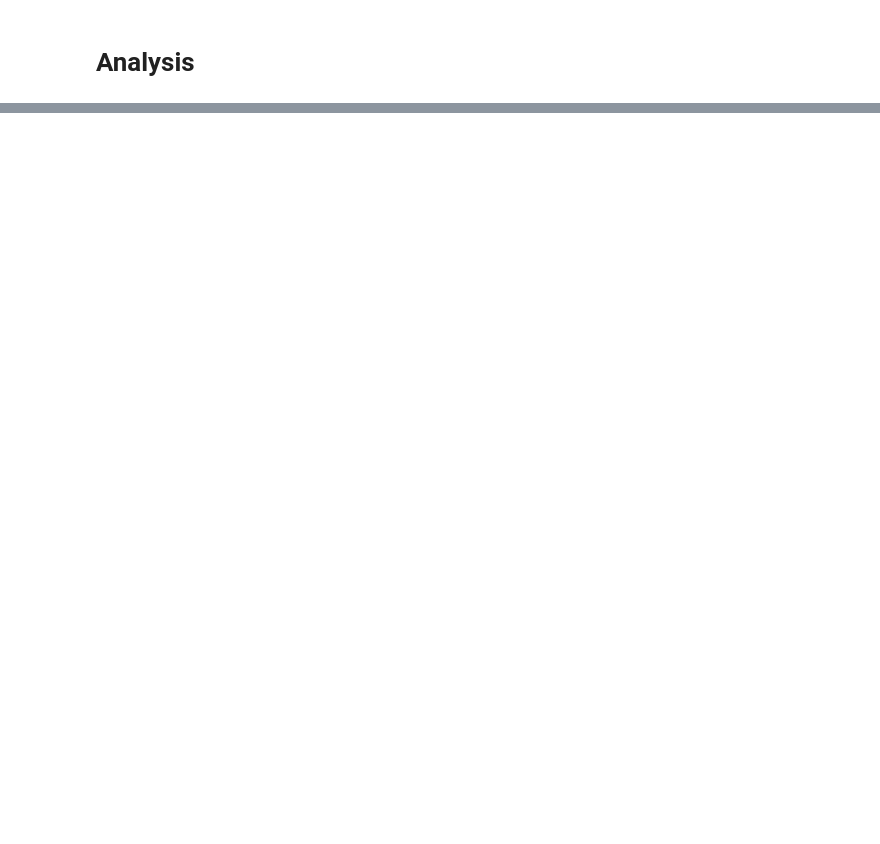
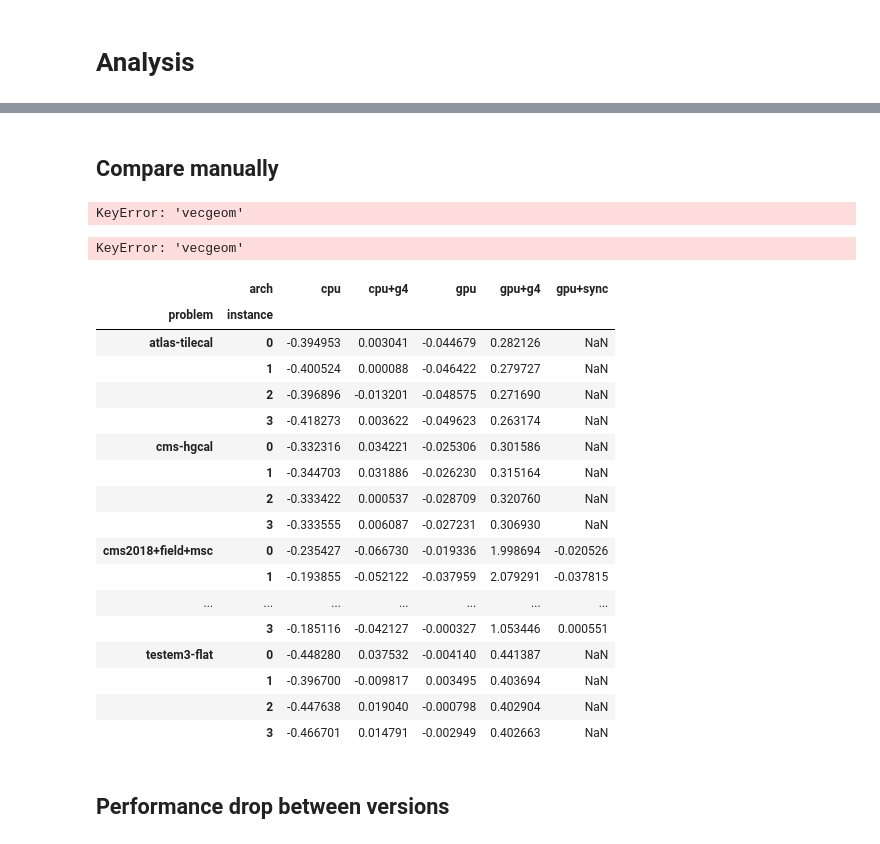
Before and after one commit to celeritas-project/regression, a Jupyter notebook: analysis.ipynb, the cells around one changed output, grey strips where cells are left out. Saved outputs shown, nothing was run; the diff lists cells and outputs as text; code cells hidden in the pictures; blank space fills up the shorter version.

```diff
--- a/analysis.ipynb
+++ b/analysis.ipynb
@@ -217,0 +91,33 @@ plt.close()
+# %% [markdown]
+## Compare manually
+# %%
+new_throughput = new.result['avg_event_per_time'].xs('vecgeom', level='geo').unstack('arch')
+# %% [output]
+KeyError: 'vecgeom'
+# %%
+old_throughput = old.result['avg_event_per_time'].xs('vecgeom', level='geo').unstack('arch')
+# %% [output]
+KeyError: 'vecgeom'
+# %%
+new_throughput / old_throughput - 1
+# %% [output]
+|  | arch | cpu | cpu+g4 | gpu | gpu+g4 | gpu+sync |
+| problem | instance |  |  |  |  |  |
+| atlas-tilecal | 0 | -0.394953 | 0.003041 | -0.044679 | 0.282126 | NaN |
+|  | 1 | -0.400524 | 0.000088 | -0.046422 | 0.279727 | NaN |
+|  | 2 | -0.396896 | -0.013201 | -0.048575 | 0.271690 | NaN |
+|  | 3 | -0.418273 | 0.003622 | -0.049623 | 0.263174 | NaN |
+| cms-hgcal | 0 | -0.332316 | 0.034221 | -0.025306 | 0.301586 | NaN |
+|  | 1 | -0.344703 | 0.031886 | -0.026230 | 0.315164 | NaN |
+|  | 2 | -0.333422 | 0.000537 | -0.028709 | 0.320760 | NaN |
+|  | 3 | -0.333555 | 0.006087 | -0.027231 | 0.306930 | NaN |
+| cms2018+field+msc | 0 | -0.235427 | -0.066730 | -0.019336 | 1.998694 | -0.020526 |
+|  | 1 | -0.193855 | -0.052122 | -0.037959 | 2.079291 | -0.037815 |
+| ... | ... | ... | ... | ... | ... | ... |
+|  | 3 | -0.185116 | -0.042127 | -0.000327 | 1.053446 | 0.000551 |
+| testem3-flat | 0 | -0.448280 | 0.037532 | -0.004140 | 0.441387 | NaN |
+|  | 1 | -0.396700 | -0.009817 | 0.003495 | 0.403694 | NaN |
+|  | 2 | -0.447638 | 0.019040 | -0.000798 | 0.402904 | NaN |
+|  | 3 | -0.466701 | 0.014791 | -0.002949 | 0.402663 | NaN |
+# %% [markdown]
+## Performance drop between versions
```
Also changed, not shown: parts of 33 cells of this notebook.
